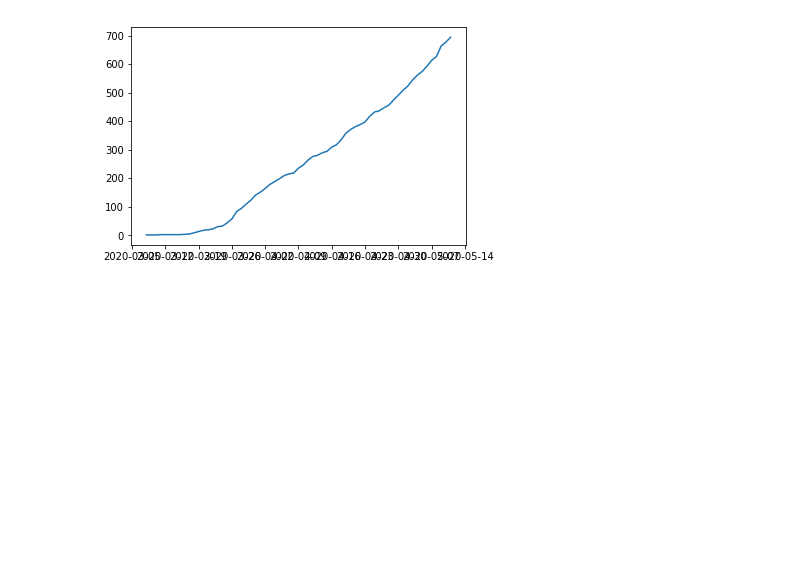
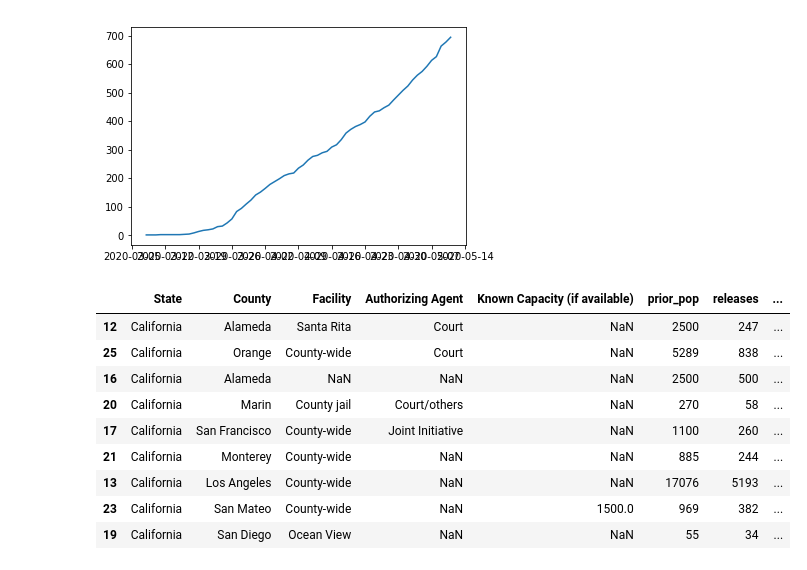
Before and after one commit to bhawna759/MIT_COVID-19_Datathon, a Jupyter notebook: County-level analysis.ipynb, the cells around one changed output. Saved outputs shown, nothing was run; the diff lists cells and outputs as text; code cells hidden in the pictures; blank space fills up the shorter version.

```diff
--- a/County-level analysis.ipynb
+++ b/County-level analysis.ipynb
@@ -63,3 +61,19 @@ plt.plot(Marion['date'],Marion['cases'])
 # %% [output]
 [<matplotlib.lines.Line2D at 0x...>]
 [figure]
+# %%
+CA_nyt = nyt_data[nyt_data['state']=='California']
+CA_jr = jr[jr['State']=='California']
+# %%
+CA_jr.sort_values('frac_reduction')
+# %% [output]
+|  | State | County | Facility | Authorizing Agent | Known Capacity (if available) | prior_pop | releases | ... |
+| 12 | California | Alameda | Santa Rita | Court | NaN | 2500 | 247 | ... |
+| 25 | California | Orange | County-wide | Court | NaN | 5289 | 838 | ... |
+| 16 | California | Alameda | NaN | NaN | NaN | 2500 | 500 | ... |
+| 20 | California | Marin | County jail | Court/others | NaN | 270 | 58 | ... |
+| 17 | California | San Francisco | County-wide | Joint Initiative | NaN | 1100 | 260 | ... |
+| 21 | California | Monterey | County-wide | NaN | NaN | 885 | 244 | ... |
+| 13 | California | Los Angeles | County-wide | NaN | NaN | 17076 | 5193 | ... |
+| 23 | California | San Mateo | County-wide | NaN | 1500.0 | 969 | 382 | ... |
+| 19 | California | San Diego | Ocean View | NaN | NaN | 55 | 34 | ... |
```
Also changed, not shown: parts of 5 cells of this notebook.
